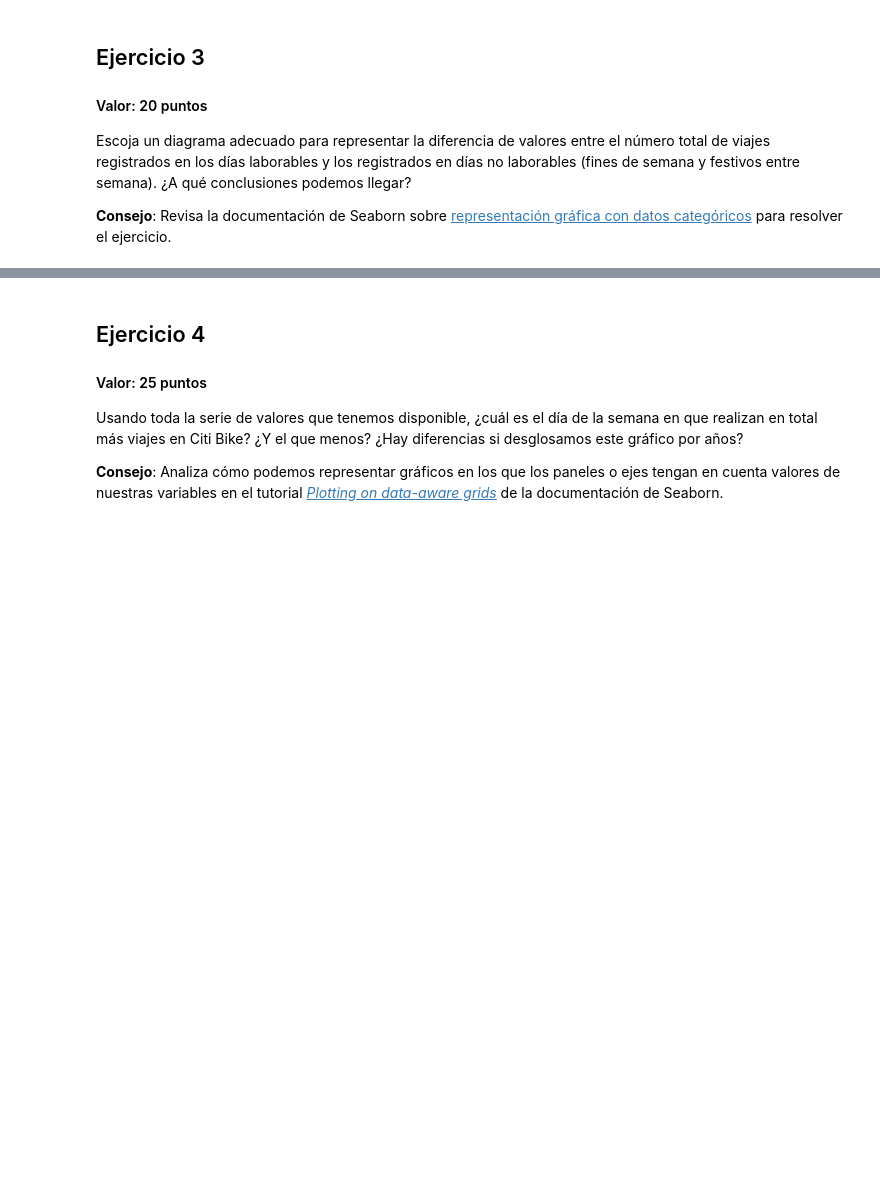
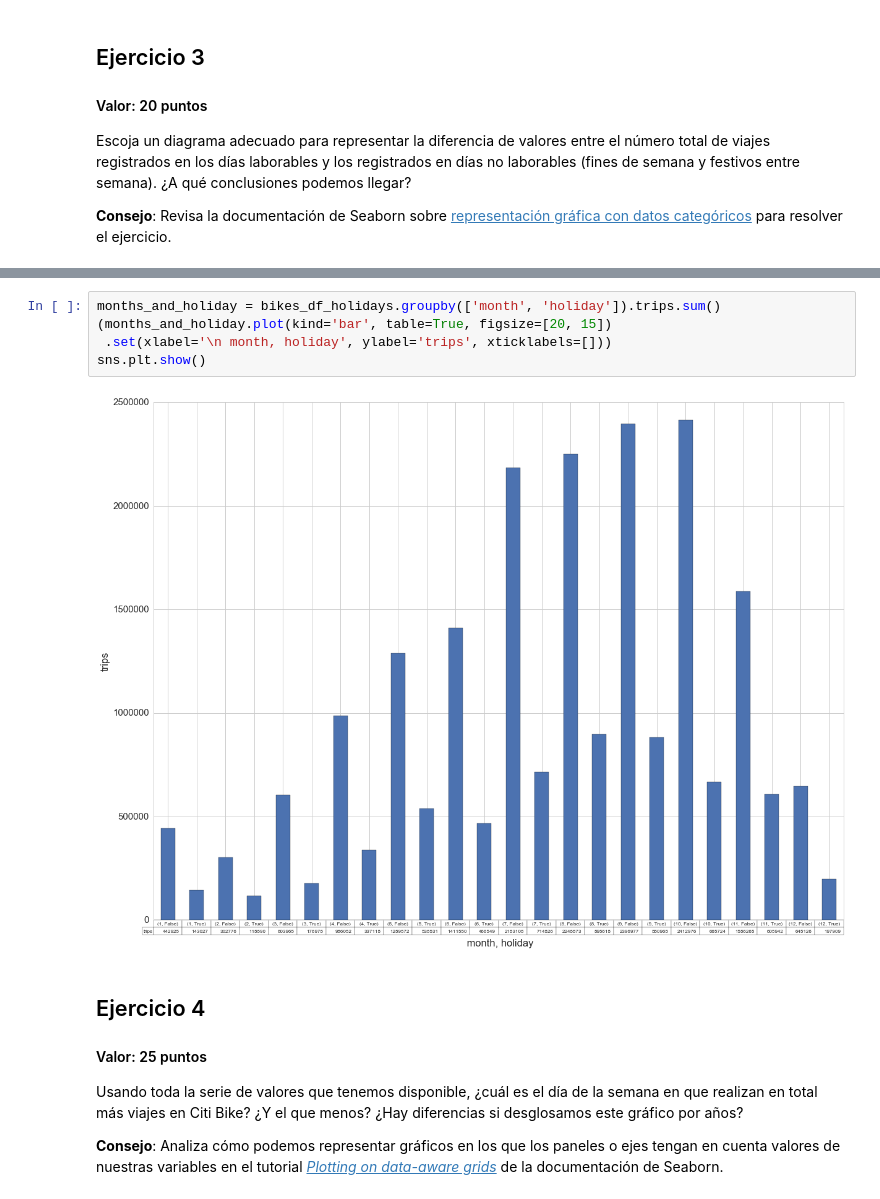
Before and after one commit to jvicentem/pandas-and-seaborn-assignment, a Jupyter notebook: Citi Bike System NYC.ipynb, the cells around one changed output, grey strips where cells are left out. Drawn from its saved outputs; the diff is of its cells as text; blank space fills up the shorter version.

```diff
--- a/Citi Bike System NYC.ipynb
+++ b/Citi Bike System NYC.ipynb
@@ -219,3 +223,10 @@ sns.plt.show()
+# %%
+months_and_holiday = bikes_df_holidays.groupby(['month', 'holiday']).trips.sum()
+(months_and_holiday.plot(kind='bar', table=True, figsize=[20, 15])
+ .set(xlabel='\n month, holiday', ylabel='trips', xticklabels=[]))
+sns.plt.show()
+# %% [output]
+[figure, added]
 # %% [markdown]
 ## Ejercicio 4
 #### Valor: 25 puntos
```
Also changed, not shown: parts of 8 cells of this notebook.
